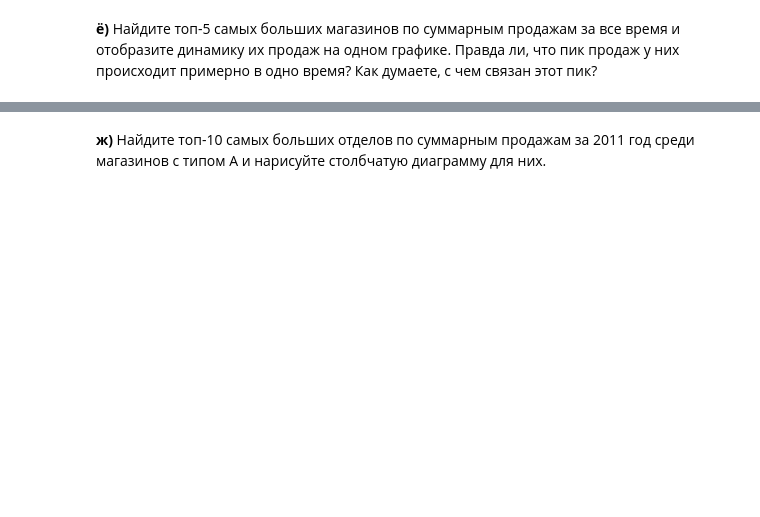
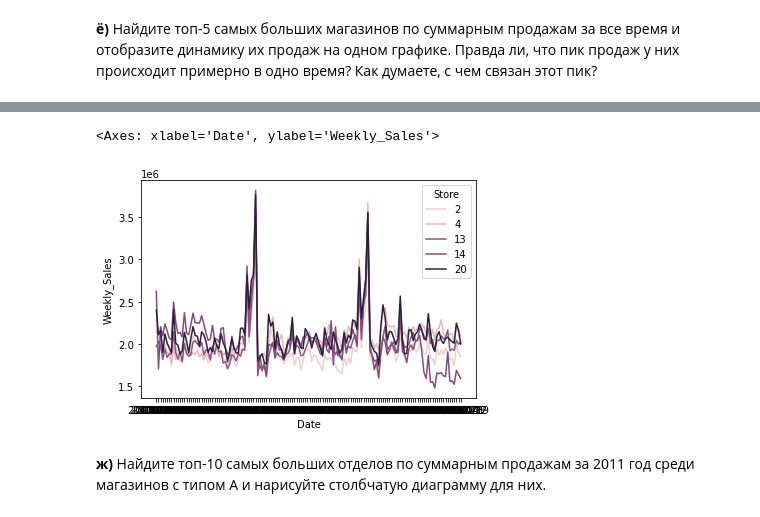
Before and after one commit to baumanproject/matstat-AB, a Jupyter notebook: week04_eda/data/hw04_log.ipynb, the cells around one changed output, grey strips where cells are left out. Cells and saved outputs as stored; diff of their text form; code cells hidden in the pictures; blank space fills up the shorter version.

```diff
--- a/week04_eda/data/hw04_log.ipynb
+++ b/week04_eda/data/hw04_log.ipynb
@@ -229,5 +313,7 @@ __ё)__  Найдите топ-5 самых больших магазинов п
 ### ╰( ͡° ͜ʖ ͡° )つ▬▬ι═══════  bzzzzzzzzzz
 # will the code be with you
 
-
+top5_stores = df[["Store", "Weekly_Sales"]].groupby(by="Store").sum().sort_values(by="Weekly_Sales", ascending = False).iloc[:5].index.values
+top5_df_by_sales = df[df["Store"].isin(top5_stores)][""]
+top5_df_by_sales
 # your code here
@@ -233,0 +334,2 @@ __ё)__  Найдите топ-5 самых больших магазинов п
+# %%
+dynamic_top_5 = top5_df_by_sales[["Date", "Weekly_Sales","Store"]].groupby(by = ["Date", "Store"]).sum().reset_index()
@@ -234,2 +352,7 @@ __ё)__  Найдите топ-5 самых больших магазинов п
+# %%
+sns.lineplot(data=dynamic_top_5, x="Date", y="Weekly_Sales", hue = "Store")
+# %% [output]
+<Axes: xlabel='Date', ylabel='Weekly_Sales'>
+[figure, added]
 # %% [markdown]
 __ж)__ Найдите топ-10 самых больших отделов по суммарным продажам за 2011 год среди магазинов с типом А и нарисуйте столбчатую диаграмму для них.
```
Also changed, not shown: parts of 18 cells of this notebook.
